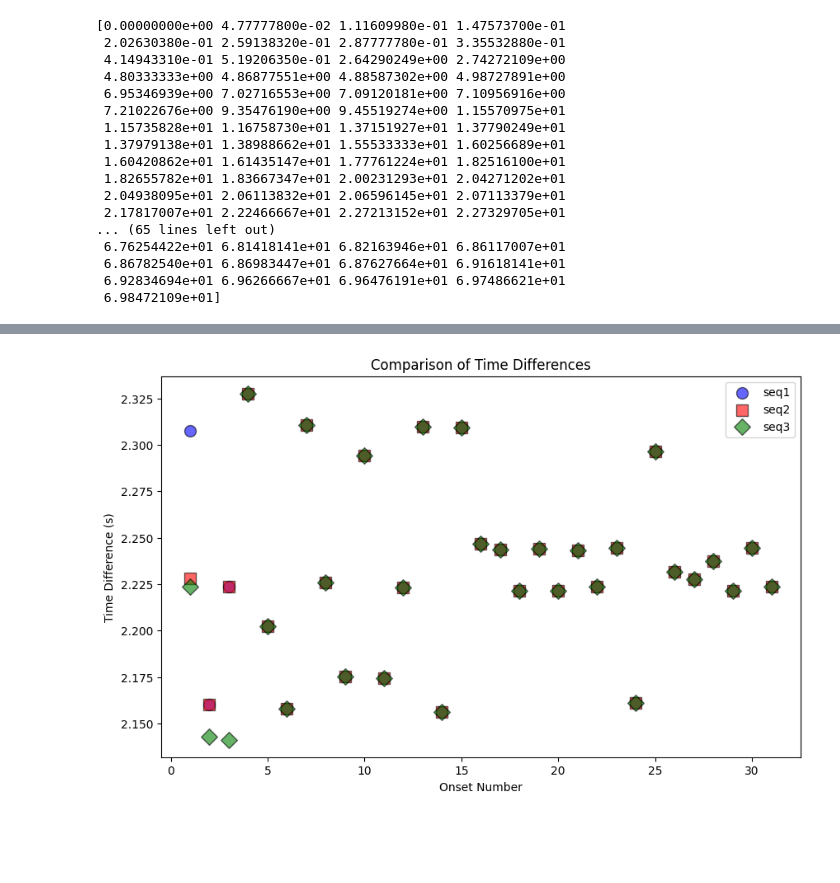
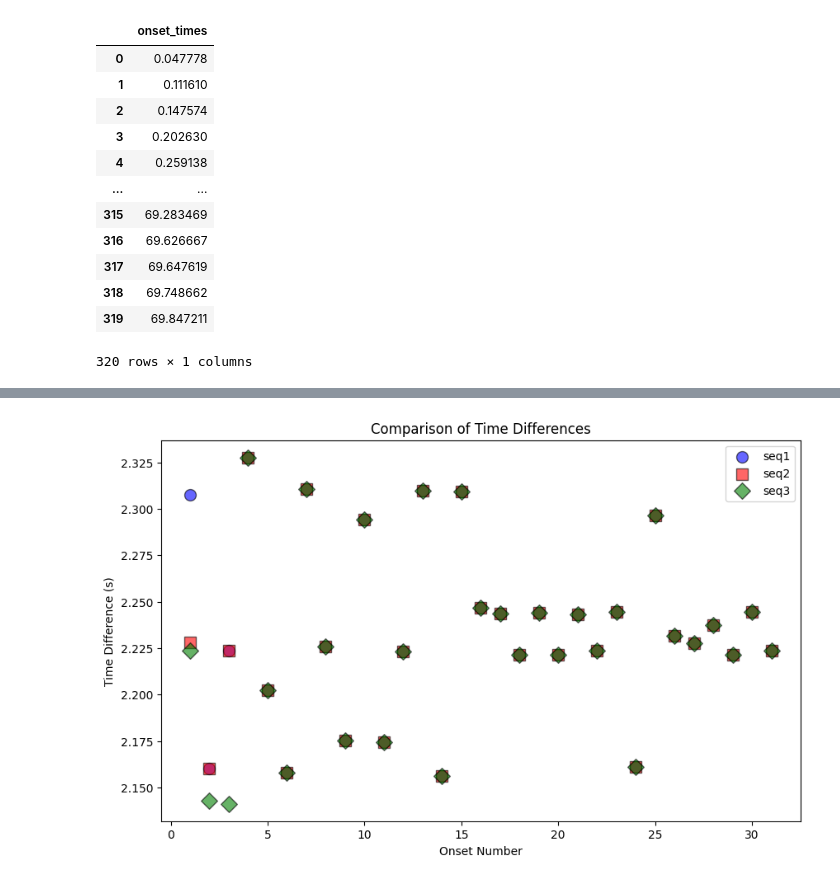
Before and after one commit to egorpol/beat_it, a Jupyter notebook: dufour_csv_onset_filter.ipynb, the cells around one changed output, grey strips where cells are left out. Drawn from its saved outputs; the diff is of its cells as text; code cells hidden in the pictures; blank space fills up the shorter version.

```diff
--- a/dufour_csv_onset_filter.ipynb
+++ b/dufour_csv_onset_filter.ipynb
@@ -1,37 +1,26 @@
 # %%
 import pandas as pd
 import numpy as np
 
 # Load the time cue data
-file_path = 'onsets_aubio.csv'
-time_cue_data = pd.read_csv(file_path, header=None)
+file_path = 'csv/dufour_onsets_aubio.csv'
+df = pd.read_csv(file_path)
 
-# Convert the time cue data to a 1D NumPy array
-time_cue_array = time_cue_data[0].to_numpy()
-
-# Optional: format to specific precision (if you want 8 decimal places, for example)
-onset_times = np.array([f"{x:.8f}" for x in time_cue_array])
-
-# Convert formatted strings back to float and print the array in the desired format
-onset_times = time_cue_array.round(8)
-print(onset_times)
+# Step 3: Display the first few rows of the DataFrame
+display(df)
 # %% [output]
+|  | onset_times |
+| 0 | 0.047778 |
+| 1 | 0.111610 |
+| 2 | 0.147574 |
+| 3 | 0.202630 |
+| 4 | 0.259138 |
+| ... | ... |
+| 315 | 69.283469 |
+| 316 | 69.626667 |
+| 317 | 69.647619 |
+| 318 | 69.748662 |
+| 319 | 69.847211 |
-[0.00000000e+00 4.77777800e-02 1.11609980e-01 1.47573700e-01
- 2.02630380e-01 2.59138320e-01 2.87777780e-01 3.35532880e-01
- 4.14943310e-01 5.19206350e-01 2.64290249e+00 2.74272109e+00
- 4.80333333e+00 4.86877551e+00 4.88587302e+00 4.98727891e+00
- 6.95346939e+00 7.02716553e+00 7.09120181e+00 7.10956916e+00
- 7.21022676e+00 9.35476190e+00 9.45519274e+00 1.15570975e+01
- 1.15735828e+01 1.16758730e+01 1.37151927e+01 1.37790249e+01
- 1.37979138e+01 1.38988662e+01 1.55533333e+01 1.60256689e+01
- 1.60420862e+01 1.61435147e+01 1.77761224e+01 1.82516100e+01
- 1.82655782e+01 1.83667347e+01 2.00231293e+01 2.04271202e+01
- 2.04938095e+01 2.06113832e+01 2.06596145e+01 2.07113379e+01
- 2.17817007e+01 2.22466667e+01 2.27213152e+01 2.27329705e+01
-... (65 lines left out)
- 6.76254422e+01 6.81418141e+01 6.82163946e+01 6.86117007e+01
- 6.86782540e+01 6.86983447e+01 6.87627664e+01 6.91618141e+01
- 6.92834694e+01 6.96266667e+01 6.96476191e+01 6.97486621e+01
- 6.98472109e+01]
+320 rows × 1 columns
 # %%
 import numpy as np
```
Also changed, not shown: parts of 6 cells of this notebook, 1 other file.
